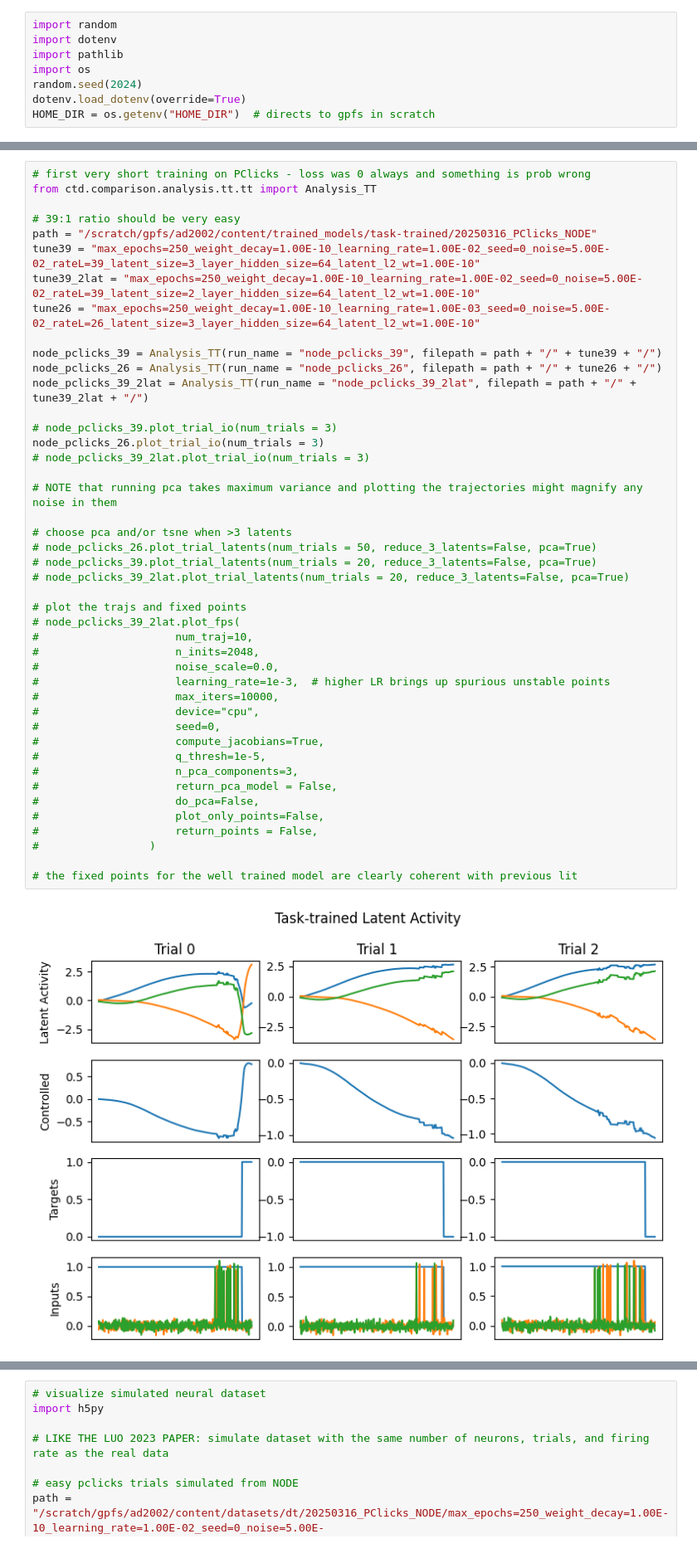
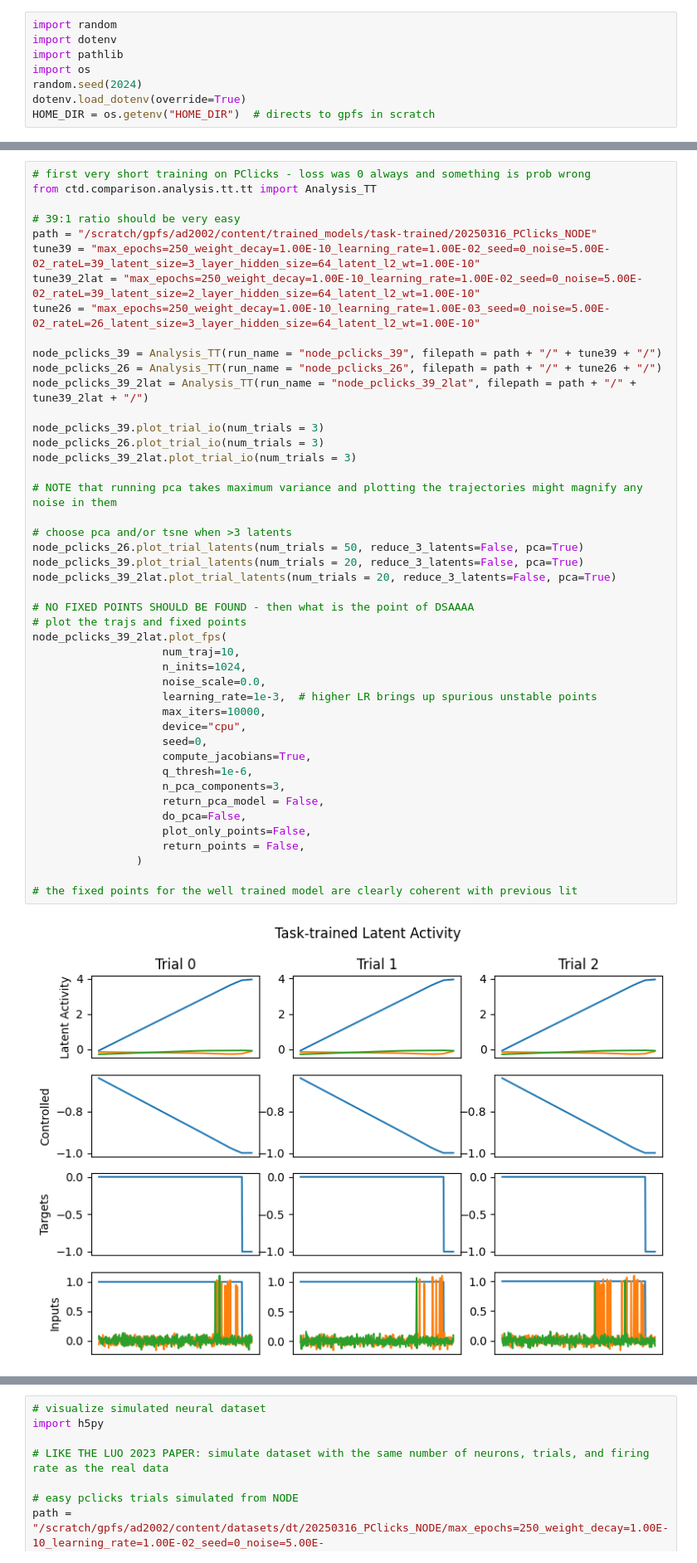
Before and after one commit to alejandradu/ComputationThruDynamicsBenchmark, a Jupyter notebook: examples/notebooks/Task_train+LINT.ipynb, the cells around one changed output, grey strips where cells are left out. Shown at 83% size. Drawn from its saved outputs; the diff is of its cells as text.

```diff
--- a/examples/notebooks/Task_train+LINT.ipynb
+++ b/examples/notebooks/Task_train+LINT.ipynb
@@ -48,46 +144,47 @@ pc.render()
 # %%
 # first very short training on PClicks - loss was 0 always and something is prob wrong
 from ctd.comparison.analysis.tt.tt import Analysis_TT
 
 # 39:1 ratio should be very easy
 path = "/scratch/gpfs/ad2002/content/trained_models/task-trained/20250316_PClicks_NODE"
 tune39 = "max_epochs=250_weight_decay=1.00E-10_learning_rate=1.00E-02_seed=0_noise=5.00E-02_rateL=39_latent_size=3_layer_hidden_size=64_latent_l2_wt=1.00E-10"
 tune39_2lat = "max_epochs=250_weight_decay=1.00E-10_learning_rate=1.00E-02_seed=0_noise=5.00E-02_rateL=39_latent_size=2_layer_hidden_size=64_latent_l2_wt=1.00E-10"
 tune26 = "max_epochs=250_weight_decay=1.00E-10_learning_rate=1.00E-03_seed=0_noise=5.00E-02_rateL=26_latent_size=3_layer_hidden_size=64_latent_l2_wt=1.00E-10"
 
 node_pclicks_39 = Analysis_TT(run_name = "node_pclicks_39", filepath = path + "/" + tune39 + "/")
 node_pclicks_26 = Analysis_TT(run_name = "node_pclicks_26", filepath = path + "/" + tune26 + "/")
 node_pclicks_39_2lat = Analysis_TT(run_name = "node_pclicks_39_2lat", filepath = path + "/" + tune39_2lat + "/")
 
-# node_pclicks_39.plot_trial_io(num_trials = 3)
+node_pclicks_39.plot_trial_io(num_trials = 3)
 node_pclicks_26.plot_trial_io(num_trials = 3)
-# node_pclicks_39_2lat.plot_trial_io(num_trials = 3)
+node_pclicks_39_2lat.plot_trial_io(num_trials = 3)
 
 # NOTE that running pca takes maximum variance and plotting the trajectories might magnify any noise in them
 
 # choose pca and/or tsne when >3 latents
-# node_pclicks_26.plot_trial_latents(num_trials = 50, reduce_3_latents=False, pca=True)
-# node_pclicks_39.plot_trial_latents(num_trials = 20, reduce_3_latents=False, pca=True)
-# node_pclicks_39_2lat.plot_trial_latents(num_trials = 20, reduce_3_latents=False, pca=True)
+node_pclicks_26.plot_trial_latents(num_trials = 50, reduce_3_latents=False, pca=True)
+node_pclicks_39.plot_trial_latents(num_trials = 20, reduce_3_latents=False, pca=True)
+node_pclicks_39_2lat.plot_trial_latents(num_trials = 20, reduce_3_latents=False, pca=True)
 
+# NO FIXED POINTS SHOULD BE FOUND - then what is the point of DSAAAA
 # plot the trajs and fixed points
-# node_pclicks_39_2lat.plot_fps(
-#                     num_traj=10,
-#                     n_inits=2048,
-#                     noise_scale=0.0,
-#                     learning_rate=1e-3,  # higher LR brings up spurious unstable points
-#                     max_iters=10000,
-#                     device="cpu",
-#                     seed=0,
-#                     compute_jacobians=True,
-#                     q_thresh=1e-5,
-#                     n_pca_components=3,
-#                     return_pca_model = False,
-#                     do_pca=False,
-#                     plot_only_points=False,
-#                     return_points = False,
-#                 )
+node_pclicks_39_2lat.plot_fps(
+                    num_traj=10,
+                    n_inits=1024,
+                    noise_scale=0.0,
+                    learning_rate=1e-3,  # higher LR brings up spurious unstable points
+                    max_iters=10000,
+                    device="cpu",
+                    seed=0,
+                    compute_jacobians=True,
+                    q_thresh=1e-6,
+                    n_pca_components=3,
+                    return_pca_model = False,
+                    do_pca=False,
+                    plot_only_points=False,
+                    return_points = False,
+                )
 
 # the fixed points for the well trained model are clearly coherent with previous lit
 # %% [output]
-[figure, old version]
+[figure, new version]
```
Also changed, not shown: parts of 5 cells of this notebook, 20 other files.
